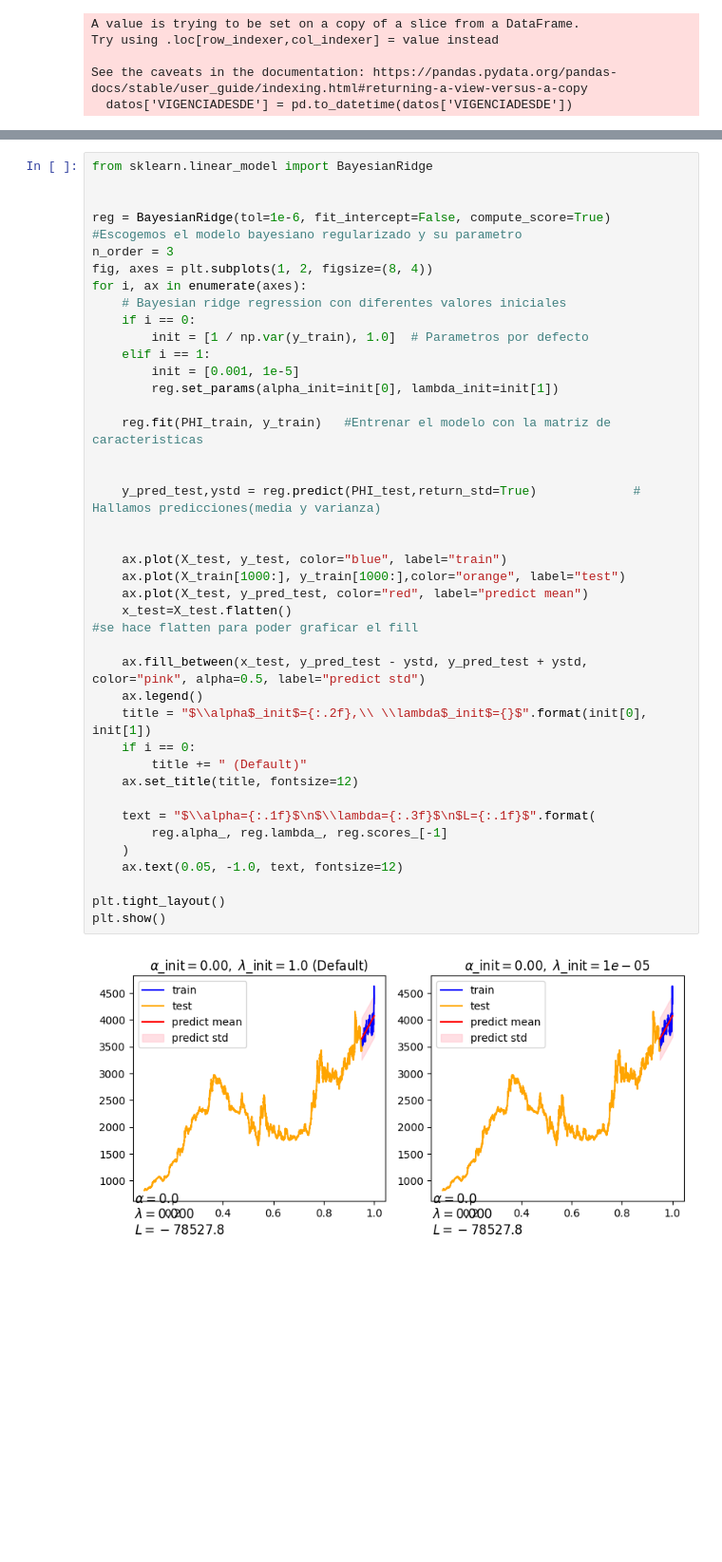
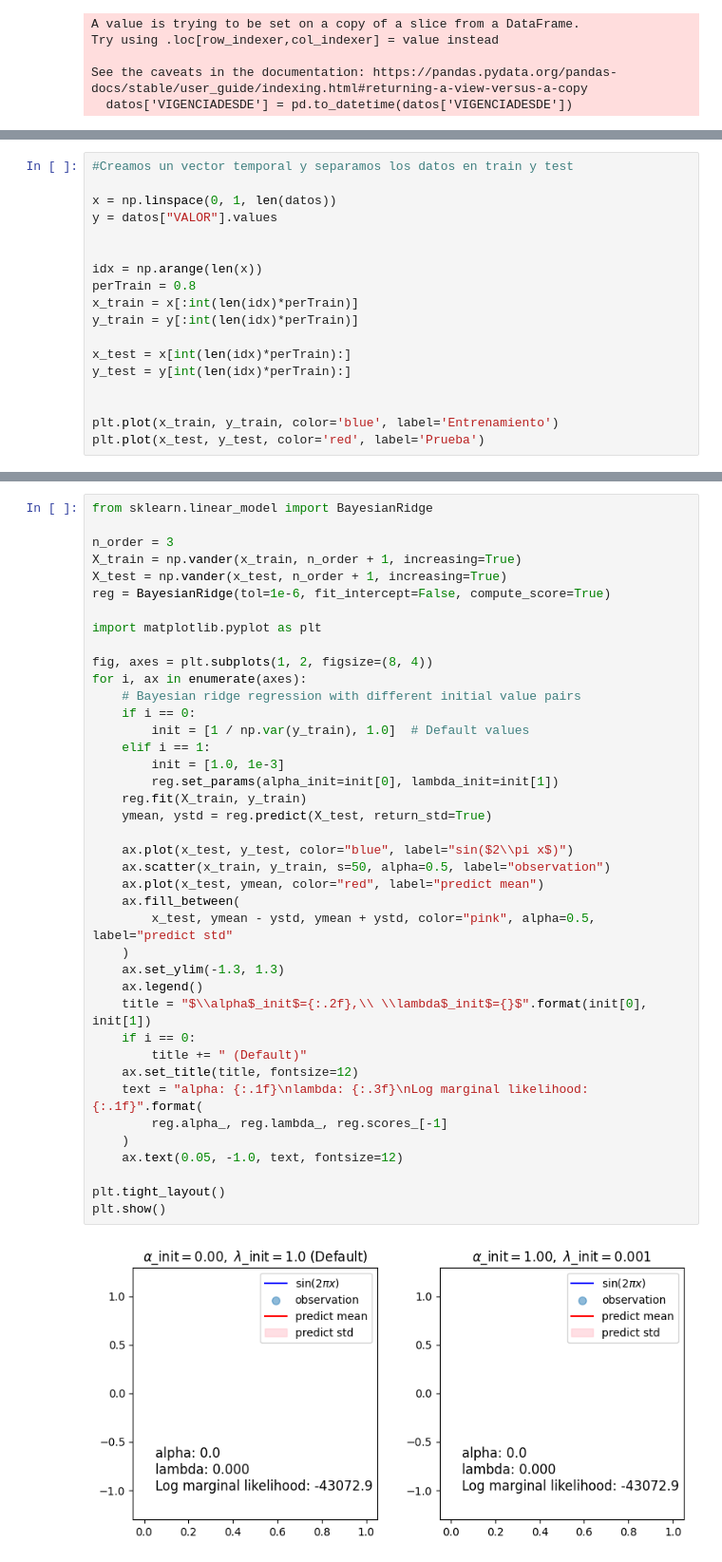
Before and after one commit to cabb1808/ProyectoSenales3, a Jupyter notebook: Proyecto_Final.ipynb, the cells around one changed output, grey strips where cells are left out. Shown at 95% size. Cells and saved outputs as stored; diff of their text form; blank space fills up the shorter version.

```diff
--- a/Proyecto_Final.ipynb
+++ b/Proyecto_Final.ipynb
@@ -126,0 +159,18 @@ plt.legend()
+# %%
+#Creamos un vector temporal y separamos los datos en train y test
+
+x = np.linspace(0, 1, len(datos))
+y = datos["VALOR"].values
+
+
+idx = np.arange(len(x))
+perTrain = 0.8
+x_train = x[:int(len(idx)*perTrain)]
+y_train = y[:int(len(idx)*perTrain)]
+
+x_test = x[int(len(idx)*perTrain):]
+y_test = y[int(len(idx)*perTrain):]
+
+
+plt.plot(x_train, y_train, color='blue', label='Entrenamiento')
+plt.plot(x_test, y_test, color='red', label='Prueba')
@@ -127,42 +180,42 @@ plt.legend()
 # %%
 from sklearn.linear_model import BayesianRidge
 
+n_order = 3
+X_train = np.vander(x_train, n_order + 1, increasing=True)
+X_test = np.vander(x_test, n_order + 1, increasing=True)
+reg = BayesianRidge(tol=1e-6, fit_intercept=False, compute_score=True)
 
-reg = BayesianRidge(tol=1e-6, fit_intercept=False, compute_score=True)            #Escogemos el modelo bayesiano regularizado y su parametro
-n_order = 3
+import matplotlib.pyplot as plt
+
 fig, axes = plt.subplots(1, 2, figsize=(8, 4))
 for i, ax in enumerate(axes):
-    # Bayesian ridge regression con diferentes valores iniciales
+    # Bayesian ridge regression with different initial value pairs
     if i == 0:
-        init = [1 / np.var(y_train), 1.0]  # Parametros por defecto
+        init = [1 / np.var(y_train), 1.0]  # Default values
     elif i == 1:
-        init = [0.001, 1e-5]
+        init = [1.0, 1e-3]
         reg.set_params(alpha_init=init[0], lambda_init=init[1])
+    reg.fit(X_train, y_train)
+    ymean, ystd = reg.predict(X_test, return_std=True)
 
-    reg.fit(PHI_train, y_train)   #Entrenar el modelo con la matriz de caracteristicas
-
-
-    y_pred_test,ystd = reg.predict(PHI_test,return_std=True)             # Hallamos predicciones(media y varianza)
-
-
-    ax.plot(X_test, y_test, color="blue", label="train")
-    ax.plot(X_train[1000:], y_train[1000:],color="orange", label="test")
-    ax.plot(X_test, y_pred_test, color="red", label="predict mean")
-    x_test=X_test.flatten()                                                     #se hace flatten para poder graficar el fill
-
-    ax.fill_between(x_test, y_pred_test - ystd, y_pred_test + ystd, color="pink", alpha=0.5, label="predict std")
+    ax.plot(x_test, y_test, color="blue", label="sin($2\\pi x$)")
+    ax.scatter(x_train, y_train, s=50, alpha=0.5, label="observation")
+    ax.plot(x_test, ymean, color="red", label="predict mean")
+    ax.fill_between(
+        x_test, ymean - ystd, ymean + ystd, color="pink", alpha=0.5, label="predict std"
+    )
+    ax.set_ylim(-1.3, 1.3)
     ax.legend()
     title = "$\\alpha$_init$={:.2f},\\ \\lambda$_init$={}$".format(init[0], init[1])
     if i == 0:
         title += " (Default)"
     ax.set_title(title, fontsize=12)
-
-    text = "$\\alpha={:.1f}$\n$\\lambda={:.3f}$\n$L={:.1f}$".format(
+    text = "alpha: {:.1f}\nlambda: {:.3f}\nLog marginal likelihood: {:.1f}".format(
         reg.alpha_, reg.lambda_, reg.scores_[-1]
     )
     ax.text(0.05, -1.0, text, fontsize=12)
 
 plt.tight_layout()
 plt.show()
 # %% [output]
-[figure, old version]
+[figure, new version]
```
Also changed, not shown: parts of 15 cells of this notebook.
